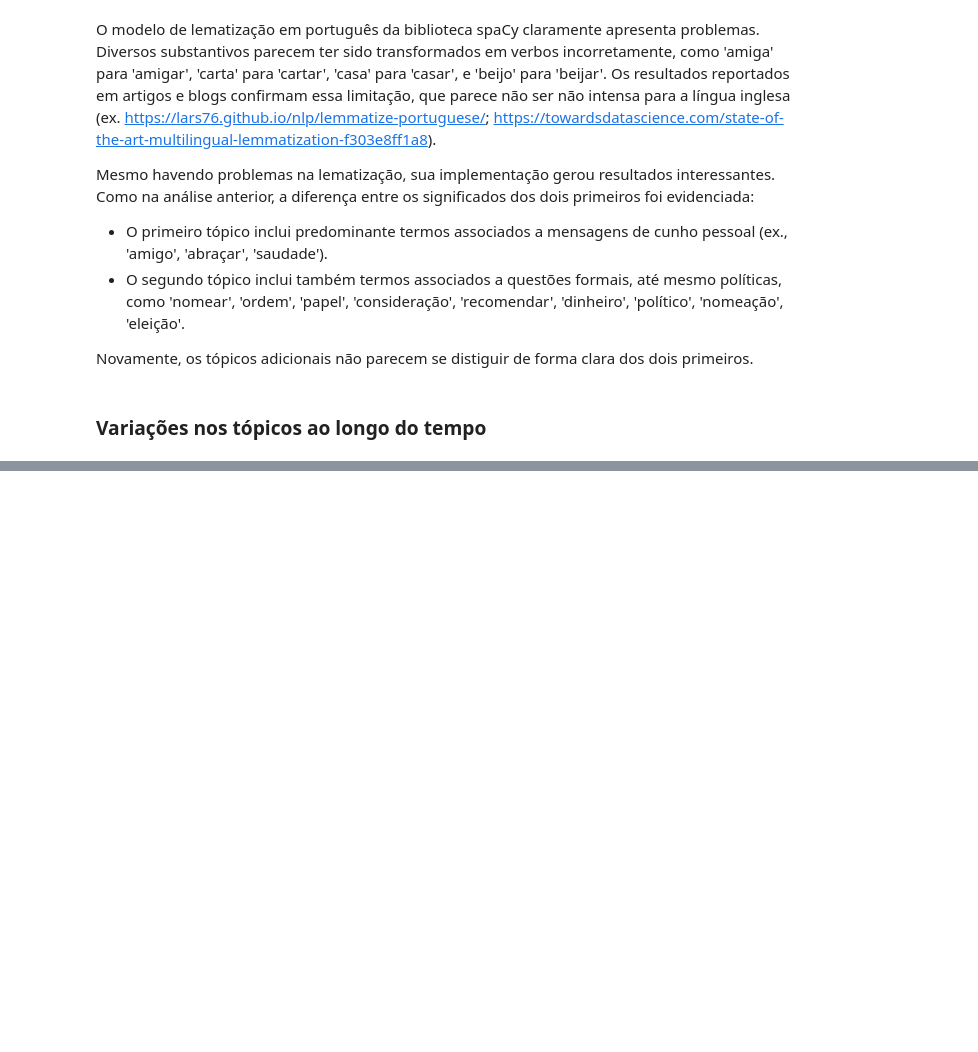
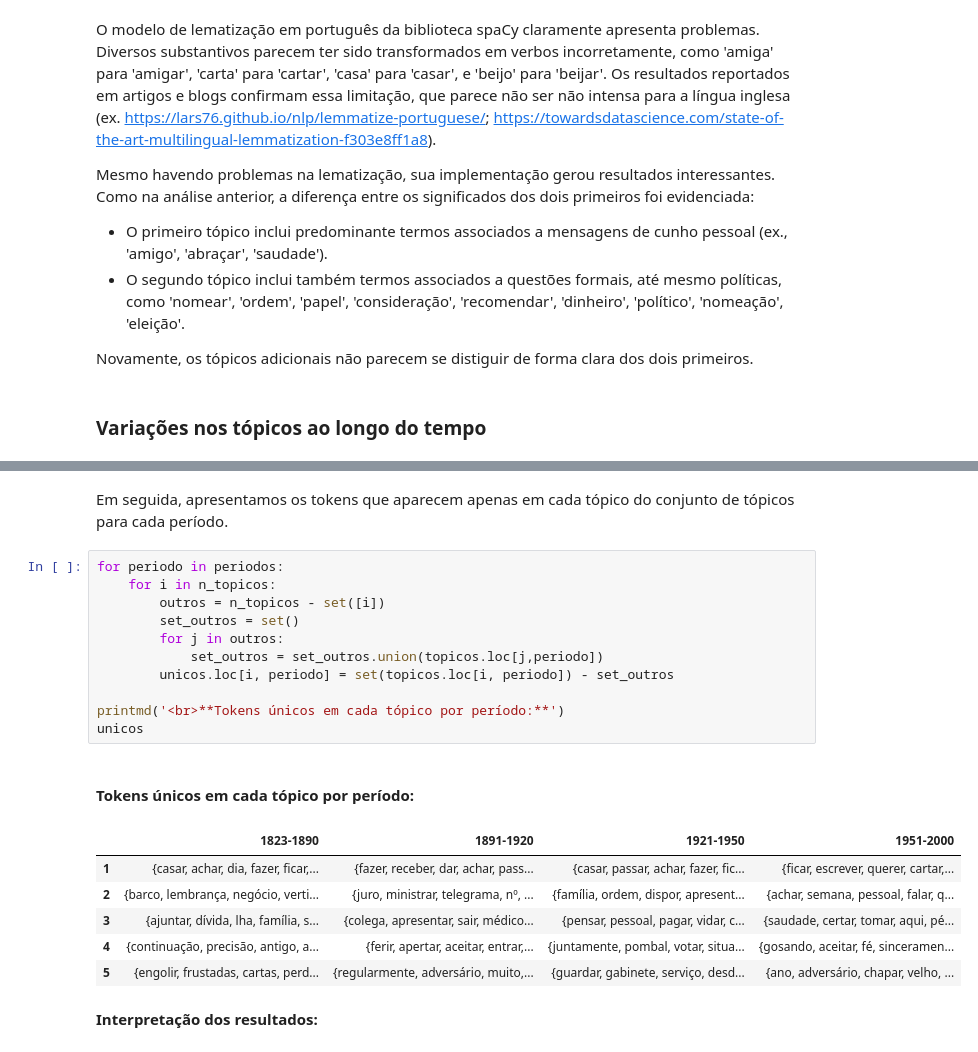
Before and after one commit to vmorenojr/CE-DOHS, a Jupyter notebook: Cartas v4.ipynb, the cells around one changed output, grey strips where cells are left out. Saved outputs shown, nothing was run; the diff lists cells and outputs as text; blank space fills up the shorter version.

```diff
--- a/Cartas v4.ipynb
+++ b/Cartas v4.ipynb
@@ -924,0 +1056,23 @@ Novamente, os tópicos adicionais não parecem se distiguir de forma clara dos d
+# %% [markdown]
+Em seguida, apresentamos os tokens que aparecem apenas em cada tópico do conjunto de tópicos para cada período.
+# %%
+for periodo in periodos:
+    for i in n_topicos:
+        outros = n_topicos - set([i])
+        set_outros = set()
+        for j in outros:
+            set_outros = set_outros.union(topicos.loc[j,periodo])
+        unicos.loc[i, periodo] = set(topicos.loc[i, periodo]) - set_outros
+
+printmd('<br>**Tokens únicos em cada tópico por período:**')
+unicos
+# %% [output]
+<br>**Tokens únicos em cada tópico por período:**
+|  | 1823-1890 | 1891-1920 | 1921-1950 | 1951-2000 |
+| 1 | {casar, achar, dia, fazer, ficar,... | {fazer, receber, dar, achar, pass... | {casar, passar, achar, fazer, fic... | {ficar, escrever, querer, cartar,... |
+| 2 | {barco, lembrança, negócio, verti... | {juro, ministrar, telegrama, nº, ... | {família, ordem, dispor, apresent... | {achar, semana, pessoal, falar, q... |
+| 3 | {ajuntar, dívida, lha, família, s... | {colega, apresentar, sair, médico... | {pensar, pessoal, pagar, vidar, c... | {saudade, certar, tomar, aqui, pé... |
+| 4 | {continuação, precisão, antigo, a... | {ferir, apertar, aceitar, entrar,... | {juntamente, pombal, votar, situa... | {gosando, aceitar, fé, sinceramen... |
+| 5 | {engolir, frustadas, cartas, perd... | {regularmente, adversário, muito,... | {guardar, gabinete, serviço, desd... | {ano, adversário, chapar, velho, ... |
+# %% [markdown]
+**Interpretação dos resultados:**
```
Also changed, not shown: parts of 33 cells of this notebook.
